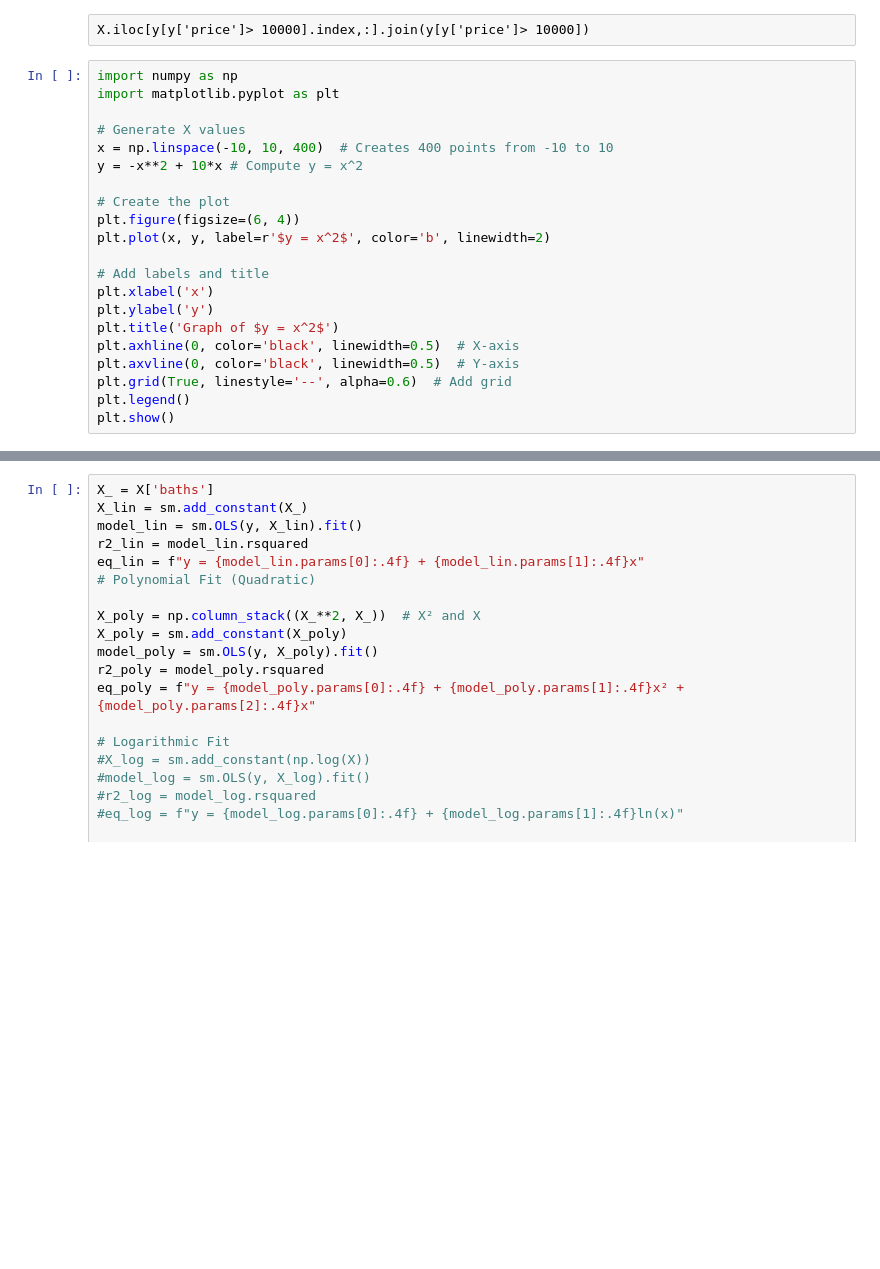
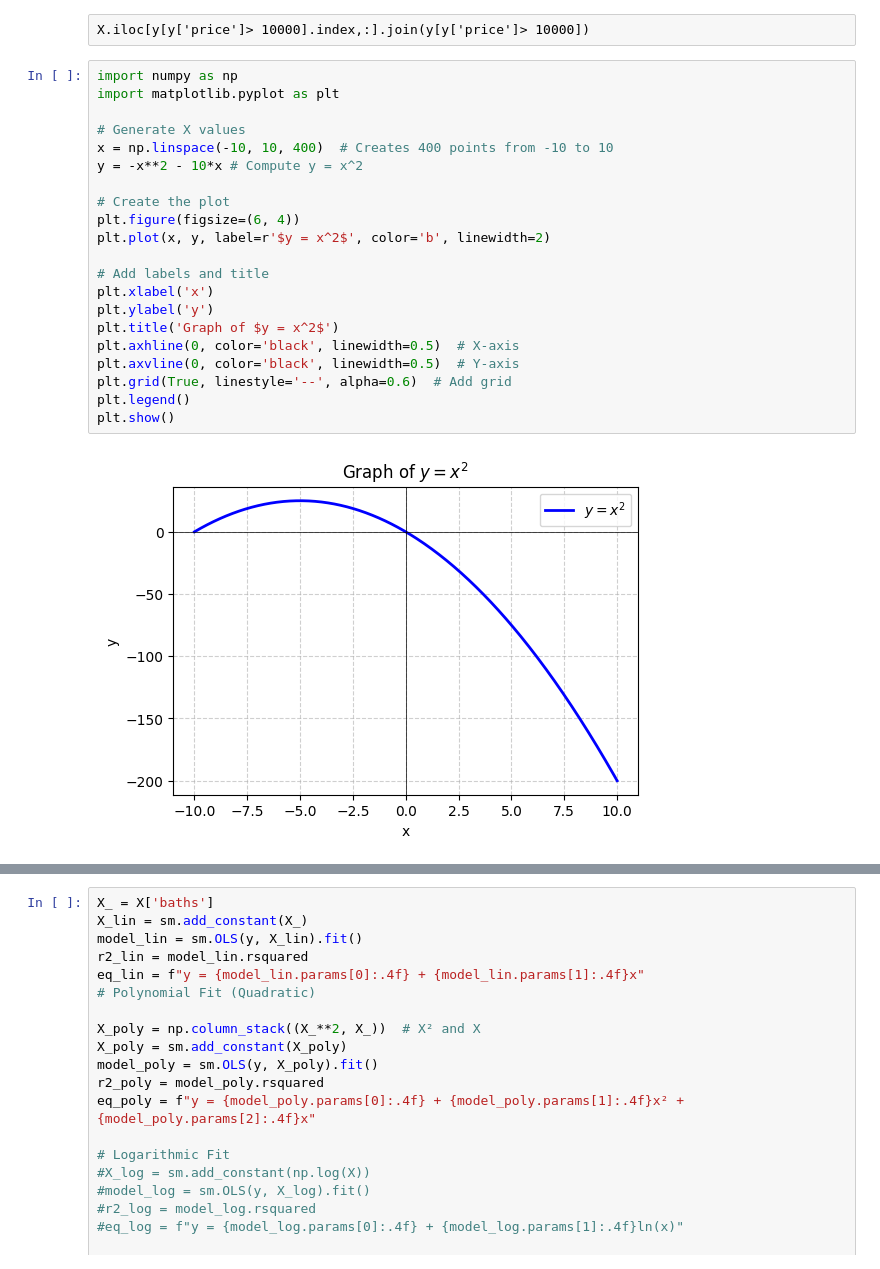
Before and after one commit to ABF-QC/Module2_Project1, a Jupyter notebook: Notebook/Statsmodels_regression.ipynb, the cells around one changed output, grey strips where cells are left out. Cells and saved outputs as stored; diff of their text form; blank space fills up the shorter version.

```diff
--- a/Notebook/Statsmodels_regression.ipynb
+++ b/Notebook/Statsmodels_regression.ipynb
@@ -325,24 +358,26 @@ X.iloc[y[y['price']> 10000].index,:].join(y[y['price']> 10000])
 # %%
 import numpy as np
 import matplotlib.pyplot as plt
 
 # Generate X values
 x = np.linspace(-10, 10, 400)  # Creates 400 points from -10 to 10
-y = -x**2 + 10*x # Compute y = x^2
+y = -x**2 - 10*x # Compute y = x^2
 
 # Create the plot
 plt.figure(figsize=(6, 4))
 plt.plot(x, y, label=r'$y = x^2$', color='b', linewidth=2)
 
 # Add labels and title
 plt.xlabel('x')
 plt.ylabel('y')
 plt.title('Graph of $y = x^2$')
 plt.axhline(0, color='black', linewidth=0.5)  # X-axis
 plt.axvline(0, color='black', linewidth=0.5)  # Y-axis
 plt.grid(True, linestyle='--', alpha=0.6)  # Add grid
 plt.legend()
 plt.show()
+# %% [output]
+[figure, added]
 # %%
 import numpy as np
 import matplotlib.pyplot as plt
```
Also changed, not shown: parts of 20 cells of this notebook, 4 other files.
